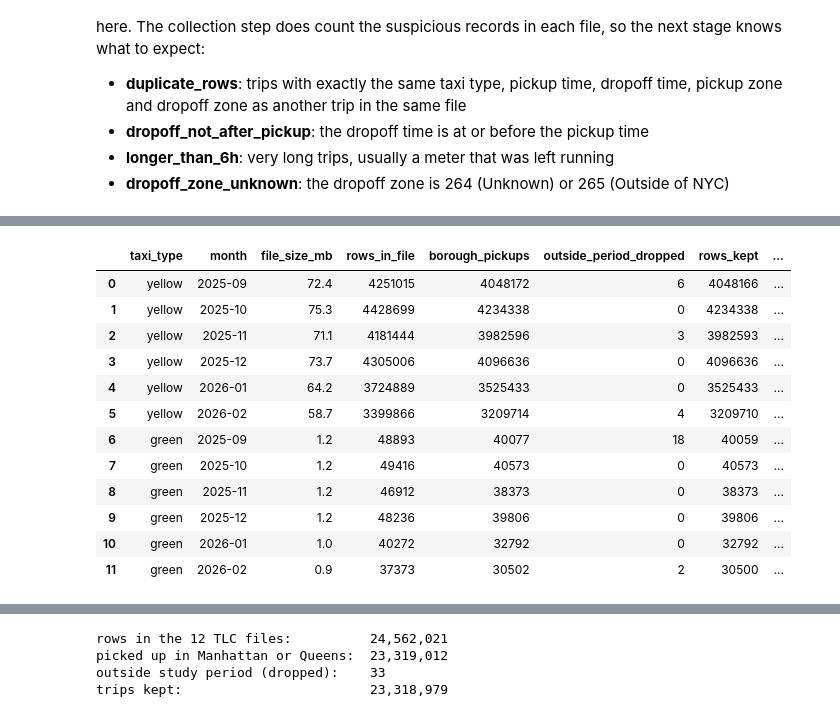
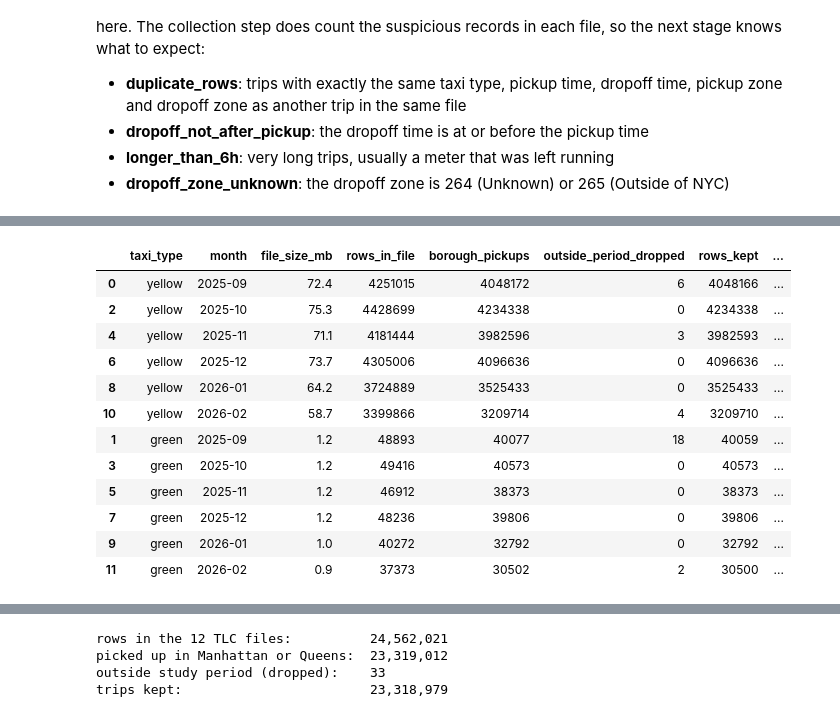
Before and after one commit to BA-CapstoneProject-12/nyc-taxi-demand-forecasting, a Jupyter notebook: scripts/data_collection.ipynb, the cells around one changed output, grey strips where cells are left out. Drawn from its saved outputs; the diff is of its cells as text; code cells hidden in the pictures.

Commit message:
Save collection outputs to data/raw and write the dataset as one CSV

```diff
--- a/scripts/data_collection.ipynb
+++ b/scripts/data_collection.ipynb
@@ -185,7 +190,7 @@ For each zone we take the **centroid** (centre of mass) of its polygon, then con
 Download the lookup table and keep only the rows for our boroughs. If a borough name is misspelled in the settings, the function stops with an error instead of quietly returning fewer zones.
 # %%
 def load_zone_lookup():
-    path = download_file(ZONE_LOOKUP_URL, RAW_DIR / "taxi_zone_lookup.csv")
+    path = download_file(ZONE_LOOKUP_URL, DOWNLOAD_DIR / "taxi_zone_lookup.csv")
     return pd.read_csv(path)
 
 
@@ -232,10 +237,10 @@ def shape_centroid(shape):
 
 def zone_centroids():
     # LocationID, latitude, longitude for every zone in the TLC shapefile
-    zip_path = download_file(ZONE_SHAPES_URL, RAW_DIR / "taxi_zones.zip")
-    shp_dir = RAW_DIR / "taxi_zones"
+    zip_path = download_file(ZONE_SHAPES_URL, DOWNLOAD_DIR / "taxi_zones.zip")
+    shp_dir = DOWNLOAD_DIR / "taxi_zones"
     with zipfile.ZipFile(zip_path) as z:
-        z.extractall(RAW_DIR)
+        z.extractall(DOWNLOAD_DIR)
 
     # the .prj file says which coordinate system the shapes use (EPSG:2263)
     source_crs = CRS.from_wkt((shp_dir / "taxi_zones.prj").read_text())
@@ -435,7 +440,7 @@ UNKNOWN_ZONES = [264, 265]  # TLC "Unknown" and "Outside of NYC"
 
 def download_month(taxi_type, month):
     url = TRIP_URL.format(taxi_type=taxi_type, month=month)
-    return download_file(url, RAW_DIR / "trips" / f"{taxi_type}_tripdata_{month}.parquet")
+    return download_file(url, DOWNLOAD_DIR / f"{taxi_type}_tripdata_{month}.parquet")
 
 
 def read_borough_trips(path, taxi_type, zone_ids):
@@ -485,11 +564,17 @@ Loop over the 12 files. For each file we also add a row to an **audit table** th
 zones = pd.read_csv(ZONES_FILE)
 zone_ids = zones["LocationID"].astype(int).tolist()
 borough_of = zones.set_index("LocationID")["Borough"]
+zones_for_join = load_zones_for_join()
+weather_for_join = load_weather_for_join()
 
-TRIPS_DIR.mkdir(parents=True, exist_ok=True)
+tmp_file = DATASET_FILE.with_suffix(".csv.part")
+tmp_file.unlink(missing_ok=True)
+
 summary = []
-for taxi_type in TAXI_TYPES:
-    for month in MONTHS:
+written = 0
+for month in MONTHS:
+    month_trips = []
+    for taxi_type in TAXI_TYPES:
         path = download_month(taxi_type, month)
         trips = read_borough_trips(path, taxi_type, zone_ids)
         keep = in_study_period(trips)
@@ -497,10 +582,7 @@ for taxi_type in TAXI_TYPES:
         log.info("%s %s: %d of %d trips start in %s (%d outside study period dropped)",
                  taxi_type, month, len(trips), total_rows, " or ".join(BOROUGHS), (~keep).sum())
 
-        trips = trips[keep].sort_values("pickup_datetime").reset_index(drop=True)
-        trips["taxi_type"] = trips["taxi_type"].astype("category")
-        trips.to_parquet(TRIPS_DIR / f"{taxi_type}_{month}.parquet", index=False)
-
+        trips = trips[keep]
         by_borough = trips["PULocationID"].map(borough_of).value_counts()
         summary.append({
             "taxi_type": taxi_type,
@@ -514,10 +596,26 @@ for taxi_type in TAXI_TYPES:
             **{f"{b.lower()}_pickups": int(by_borough.get(b, 0)) for b in BOROUGHS},
             **quality_counts(trips),
         })
+        month_trips.append(trips)
 
-summary = pd.DataFrame(summary)
+    trips = (pd.concat(month_trips, ignore_index=True)
+             .sort_values(["pickup_datetime", "taxi_type"])
+             .reset_index(drop=True))
+    data = add_weather(trips, zones_for_join, weather_for_join)
+    check_trips(data, trips, month)
+
+    # header only for the first month, the rest is appended
+    data.to_csv(tmp_file, mode="a", header=(written == 0), index=False)
+    written += len(data)
+    log.info("%s: %d trips written (yellow + green, all with weather)", month, len(data))
+
+summary = pd.DataFrame(summary).sort_values(["taxi_type", "month"], ascending=[False, True])
+if written != summary["rows_kept"].sum():
+    raise ValueError(f"Wrote {written} rows but the audit table says {summary['rows_kept'].sum()}")
+
+tmp_file.replace(DATASET_FILE)
 summary.to_csv(TAXI_SUMMARY_FILE, index=False)
-log.info("Kept %d trips in total. Summary saved to %s", summary["rows_kept"].sum(), TAXI_SUMMARY_FILE.name)
+log.info("Saved %d trips to %s (%.2f GB)", written, DATASET_FILE.name, DATASET_FILE.stat().st_size / 1e9)
 
 summary.drop(columns="source_url")
 # %% [output]
@@ -541,13 +639,13 @@ summary.drop(columns="source_url")
 |  | taxi_type | month | file_size_mb | rows_in_file | borough_pickups | outside_period_dropped | rows_kept | ... |
 | 0 | yellow | 2025-09 | 72.4 | 4251015 | 4048172 | 6 | 4048166 | ... |
-| 1 | yellow | 2025-10 | 75.3 | 4428699 | 4234338 | 0 | 4234338 | ... |
-| 2 | yellow | 2025-11 | 71.1 | 4181444 | 3982596 | 3 | 3982593 | ... |
-| 3 | yellow | 2025-12 | 73.7 | 4305006 | 4096636 | 0 | 4096636 | ... |
-| 4 | yellow | 2026-01 | 64.2 | 3724889 | 3525433 | 0 | 3525433 | ... |
-| 5 | yellow | 2026-02 | 58.7 | 3399866 | 3209714 | 4 | 3209710 | ... |
-| 6 | green | 2025-09 | 1.2 | 48893 | 40077 | 18 | 40059 | ... |
-| 7 | green | 2025-10 | 1.2 | 49416 | 40573 | 0 | 40573 | ... |
-| 8 | green | 2025-11 | 1.2 | 46912 | 38373 | 0 | 38373 | ... |
-| 9 | green | 2025-12 | 1.2 | 48236 | 39806 | 0 | 39806 | ... |
-| 10 | green | 2026-01 | 1.0 | 40272 | 32792 | 0 | 32792 | ... |
+| 2 | yellow | 2025-10 | 75.3 | 4428699 | 4234338 | 0 | 4234338 | ... |
+| 4 | yellow | 2025-11 | 71.1 | 4181444 | 3982596 | 3 | 3982593 | ... |
+| 6 | yellow | 2025-12 | 73.7 | 4305006 | 4096636 | 0 | 4096636 | ... |
+| 8 | yellow | 2026-01 | 64.2 | 3724889 | 3525433 | 0 | 3525433 | ... |
+| 10 | yellow | 2026-02 | 58.7 | 3399866 | 3209714 | 4 | 3209710 | ... |
+| 1 | green | 2025-09 | 1.2 | 48893 | 40077 | 18 | 40059 | ... |
+| 3 | green | 2025-10 | 1.2 | 49416 | 40573 | 0 | 40573 | ... |
+| 5 | green | 2025-11 | 1.2 | 46912 | 38373 | 0 | 38373 | ... |
+| 7 | green | 2025-12 | 1.2 | 48236 | 39806 | 0 | 39806 | ... |
+| 9 | green | 2026-01 | 1.0 | 40272 | 32792 | 0 | 32792 | ... |
 | 11 | green | 2026-02 | 0.9 | 37373 | 30502 | 2 | 30500 | ... |
```
Also changed, not shown: parts of 28 cells of this notebook.
